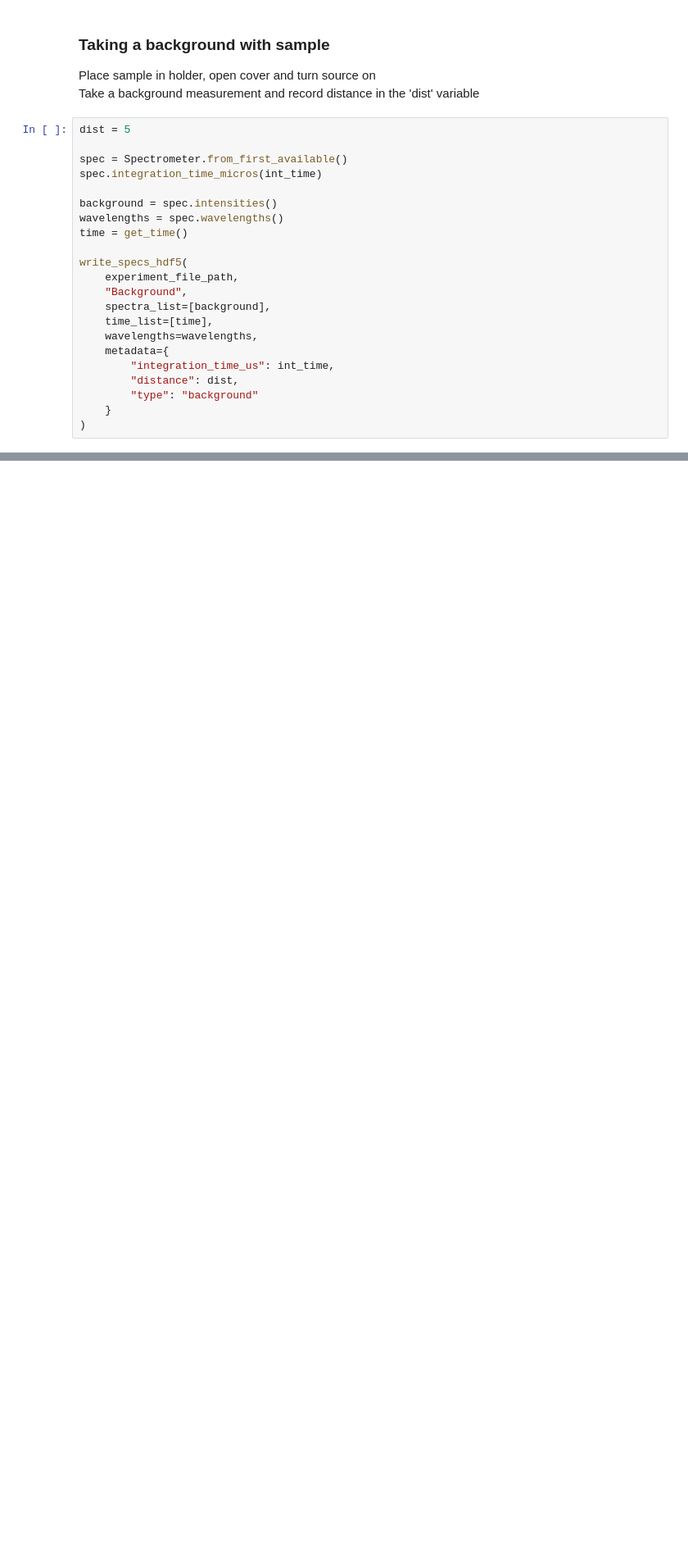
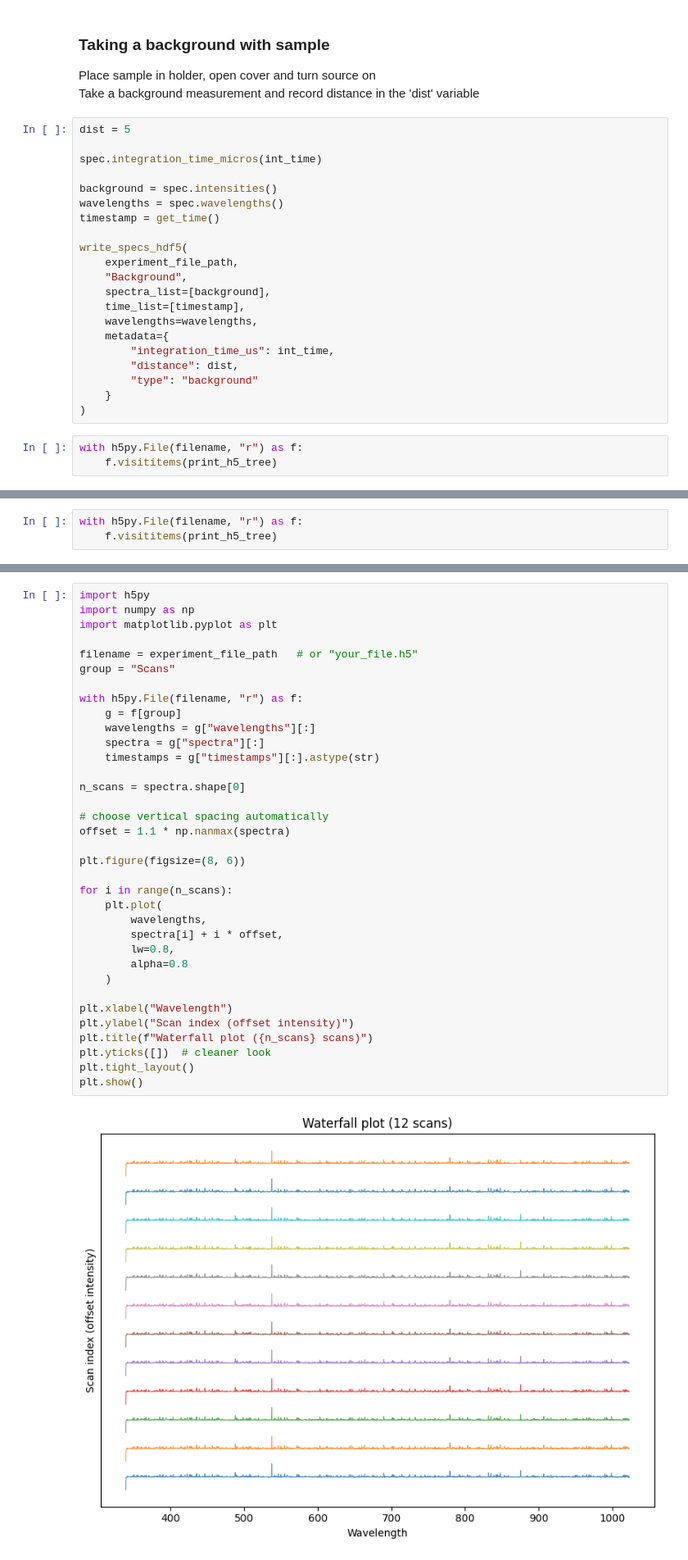
Before and after one commit to zrwylie/Scanning-UVVis-4mmNMRTube, a Jupyter notebook: UVVis-Scanner.ipynb, the cells around one changed output, grey strips where cells are left out. Shown at 82% size. Cells and saved outputs as stored; diff of their text form; blank space fills up the shorter version.

```diff
--- a/UVVis-Scanner.ipynb
+++ b/UVVis-Scanner.ipynb
@@ -344,18 +397,17 @@ Take a background measurement and record distance in the 'dist' variable
 # %%
 dist = 5
 
-spec = Spectrometer.from_first_available()
 spec.integration_time_micros(int_time)
 
 background = spec.intensities()
 wavelengths = spec.wavelengths()
-time = get_time()
+timestamp = get_time()
 
 write_specs_hdf5(
     experiment_file_path,
     "Background",
     spectra_list=[background],
-    time_list=[time],
+    time_list=[timestamp],
     wavelengths=wavelengths,
     metadata={
         "integration_time_us": int_time,
@@ -363,3 +415,6 @@ write_specs_hdf5(
         "type": "background"
     }
 )
+# %%
+with h5py.File(filename, "r") as f:
+    f.visititems(print_h5_tree)
@@ -457,0 +540,3 @@ print("Acquisition stopped cleanly.")
+# %%
+with h5py.File(filename, "r") as f:
+    f.visititems(print_h5_tree)
@@ -457,0 +560,37 @@ print("Acquisition stopped cleanly.")
+# %%
+import h5py
+import numpy as np
+import matplotlib.pyplot as plt
+
+filename = experiment_file_path   # or "your_file.h5"
+group = "Scans"
+
+with h5py.File(filename, "r") as f:
+    g = f[group]
+    wavelengths = g["wavelengths"][:]
+    spectra = g["spectra"][:]
+    timestamps = g["timestamps"][:].astype(str)
+
+n_scans = spectra.shape[0]
+
+# choose vertical spacing automatically
+offset = 1.1 * np.nanmax(spectra)
+
+plt.figure(figsize=(8, 6))
+
+for i in range(n_scans):
+    plt.plot(
+        wavelengths,
+        spectra[i] + i * offset,
+        lw=0.8,
+        alpha=0.8
+    )
+
+plt.xlabel("Wavelength")
+plt.ylabel("Scan index (offset intensity)")
+plt.title(f"Waterfall plot ({n_scans} scans)")
+plt.yticks([])  # cleaner look
+plt.tight_layout()
+plt.show()
+# %% [output]
+[figure, added]
```
Also changed, not shown: parts of 9 cells of this notebook, 1 other file.
